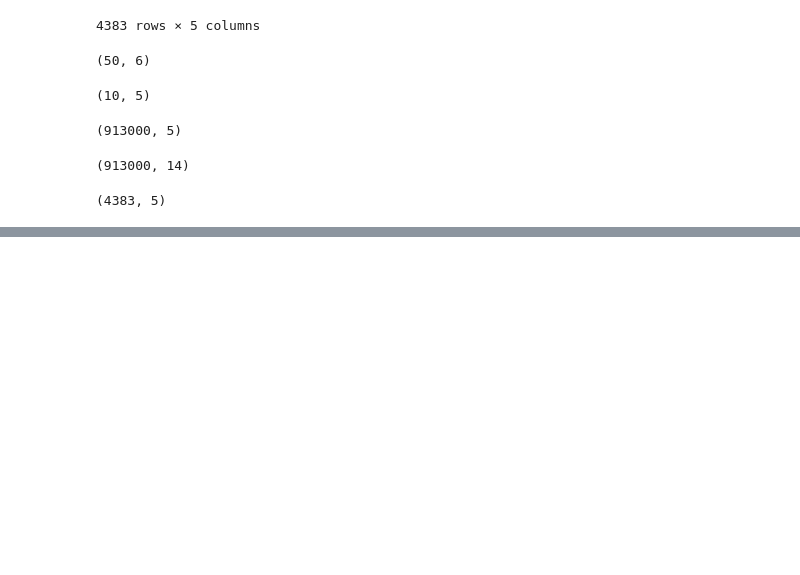
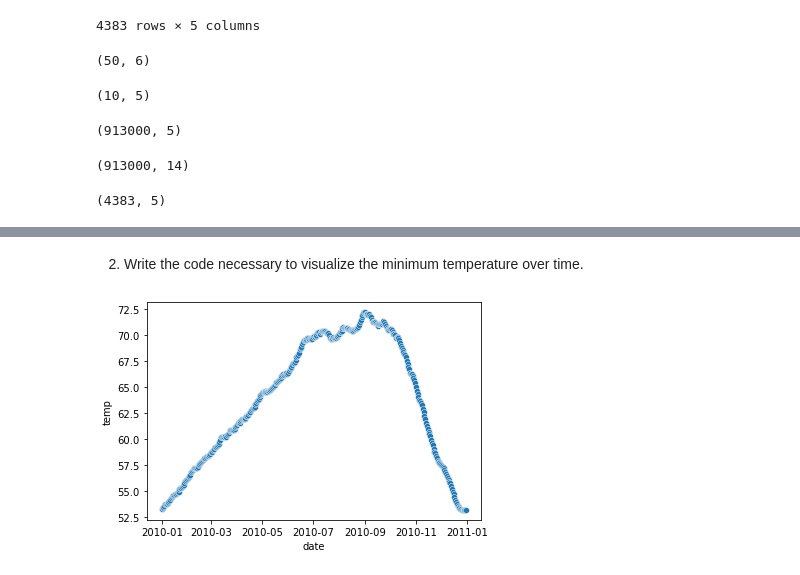
Before and after one commit to david-ryan-alviola/time-series-exercises, a Jupyter notebook: time_series.ipynb, the cells around one changed output, grey strips where cells are left out. Drawn from its saved outputs; the diff is of its cells as text; code cells hidden in the pictures; blank space fills up the shorter version.

```diff
--- a/time_series.ipynb
+++ b/time_series.ipynb
@@ -233,0 +277,9 @@ germany_df.shape
+# %% [markdown]
+2. Write the code necessary to visualize the minimum temperature over time.
+# %%
+daily_max_temps = temps_df.resample('D').max()
+
+sns.scatterplot(x=daily_max_temps.index, y=daily_max_temps.temp)
+plt.show()
+# %% [output]
+[figure, added]
```
Also changed, not shown: parts of 22 cells of this notebook, 1 other file.
